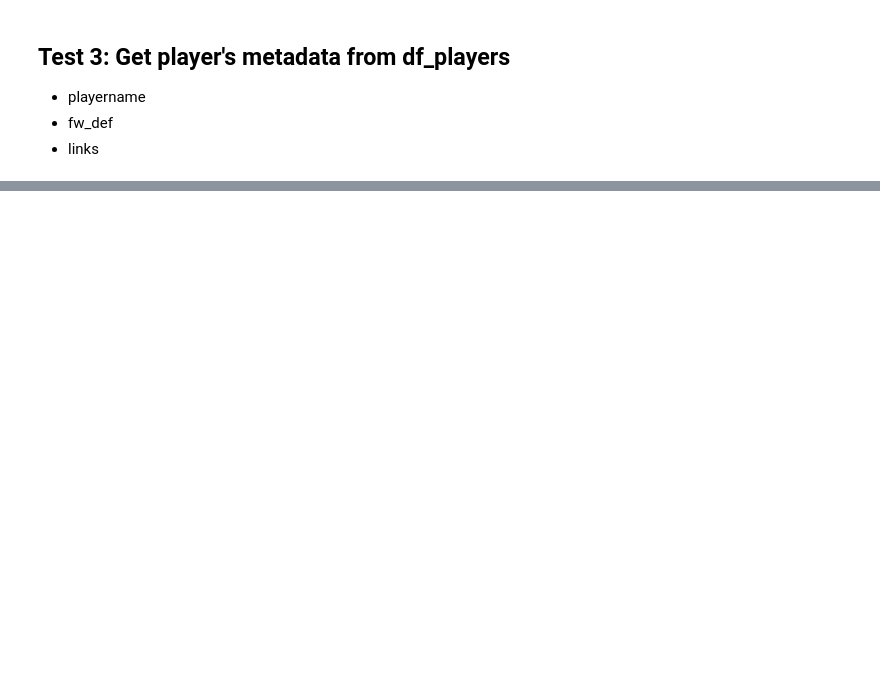
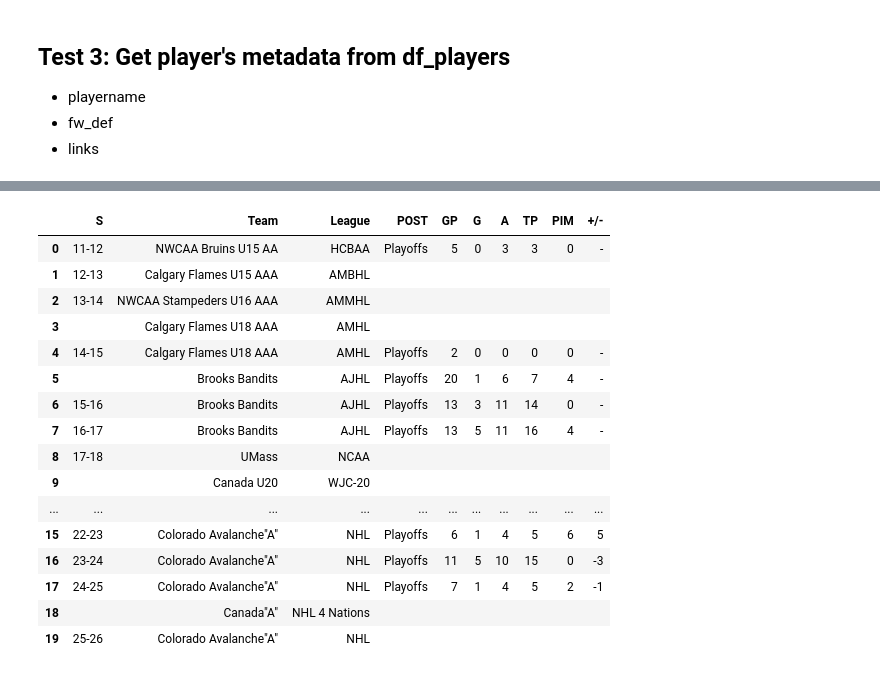
Before and after one commit to shigenogoro/NHL-Prospect-Predictor, a Jupyter notebook: eliteprospects_scraper/eliteprospects_scraper_test.ipynb, the cells around one changed output, grey strips where cells are left out. Saved outputs shown, nothing was run; the diff lists cells and outputs as text; code cells hidden in the pictures; blank space fills up the shorter version.

Commit message:
Get Single Player's Data

```diff
--- a/eliteprospects_scraper/eliteprospects_scraper_test.ipynb
+++ b/eliteprospects_scraper/eliteprospects_scraper_test.ipynb
@@ -106,0 +78,5 @@ ncaa_players_2425_metadata
+# %%
+# Cale Makar's Stats
+cale_makar_url = 'https://www.eliteprospects.com/player/199655/cale-makar'
+cale_makar_regular_season_stats = ep.getSinglePlayerStats(cale_makar_url, 'Regular Season')
+cale_makar_regular_season_stats
@@ -106,0 +101,21 @@ ncaa_players_2425_metadata
+# %%
+cale_makar_postseason_stats = ep.getSinglePlayerStats(cale_makar_url, 'Postseason')
+cale_makar_postseason_stats
+# %% [output]
+|  | S | Team | League | POST | GP | G | A | TP | PIM | +/- |
+| 0 | 11-12 | NWCAA Bruins U15 AA | HCBAA | Playoffs | 5 | 0 | 3 | 3 | 0 | - |
+| 1 | 12-13 | Calgary Flames U15 AAA | AMBHL |  |  |  |  |  |  |  |
+| 2 | 13-14 | NWCAA Stampeders U16 AAA | AMMHL |  |  |  |  |  |  |  |
+| 3 |  | Calgary Flames U18 AAA | AMHL |  |  |  |  |  |  |  |
+| 4 | 14-15 | Calgary Flames U18 AAA | AMHL | Playoffs | 2 | 0 | 0 | 0 | 0 | - |
+| 5 |  | Brooks Bandits | AJHL | Playoffs | 20 | 1 | 6 | 7 | 4 | - |
+| 6 | 15-16 | Brooks Bandits | AJHL | Playoffs | 13 | 3 | 11 | 14 | 0 | - |
+| 7 | 16-17 | Brooks Bandits | AJHL | Playoffs | 13 | 5 | 11 | 16 | 4 | - |
+| 8 | 17-18 | UMass | NCAA |  |  |  |  |  |  |  |
+| 9 |  | Canada U20 | WJC-20 |  |  |  |  |  |  |  |
+| ... | ... | ... | ... | ... | ... | ... | ... | ... | ... | ... |
+| 15 | 22-23 | Colorado Avalanche"A" | NHL | Playoffs | 6 | 1 | 4 | 5 | 6 | 5 |
+| 16 | 23-24 | Colorado Avalanche"A" | NHL | Playoffs | 11 | 5 | 10 | 15 | 0 | -3 |
+| 17 | 24-25 | Colorado Avalanche"A" | NHL | Playoffs | 7 | 1 | 4 | 5 | 2 | -1 |
+| 18 |  | Canada"A" | NHL 4 Nations |  |  |  |  |  |  |  |
+| 19 | 25-26 | Colorado Avalanche"A" | NHL |  |  |  |  |  |  |  |
```
Also changed, not shown: parts of 13 cells of this notebook, 1 other file.
